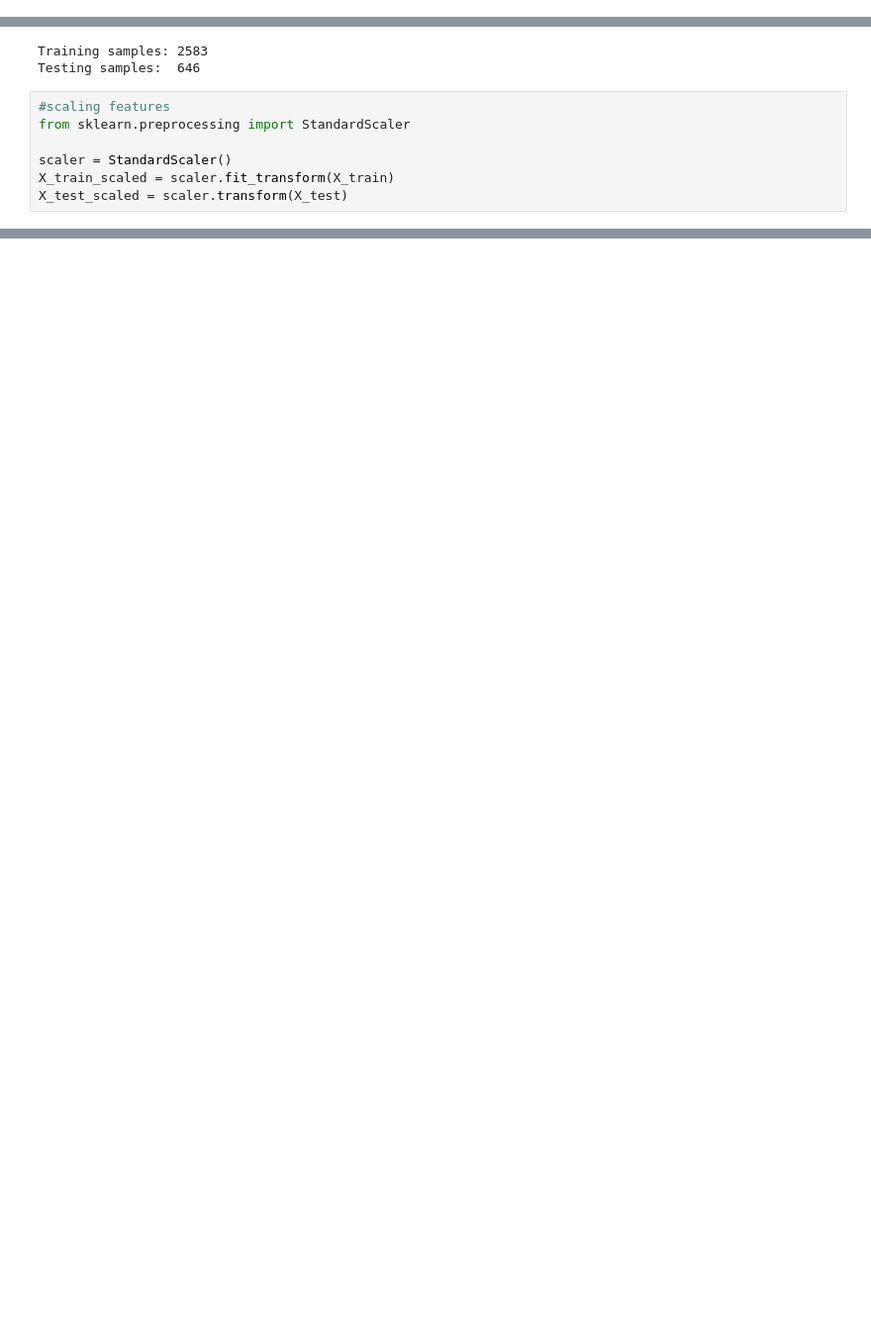
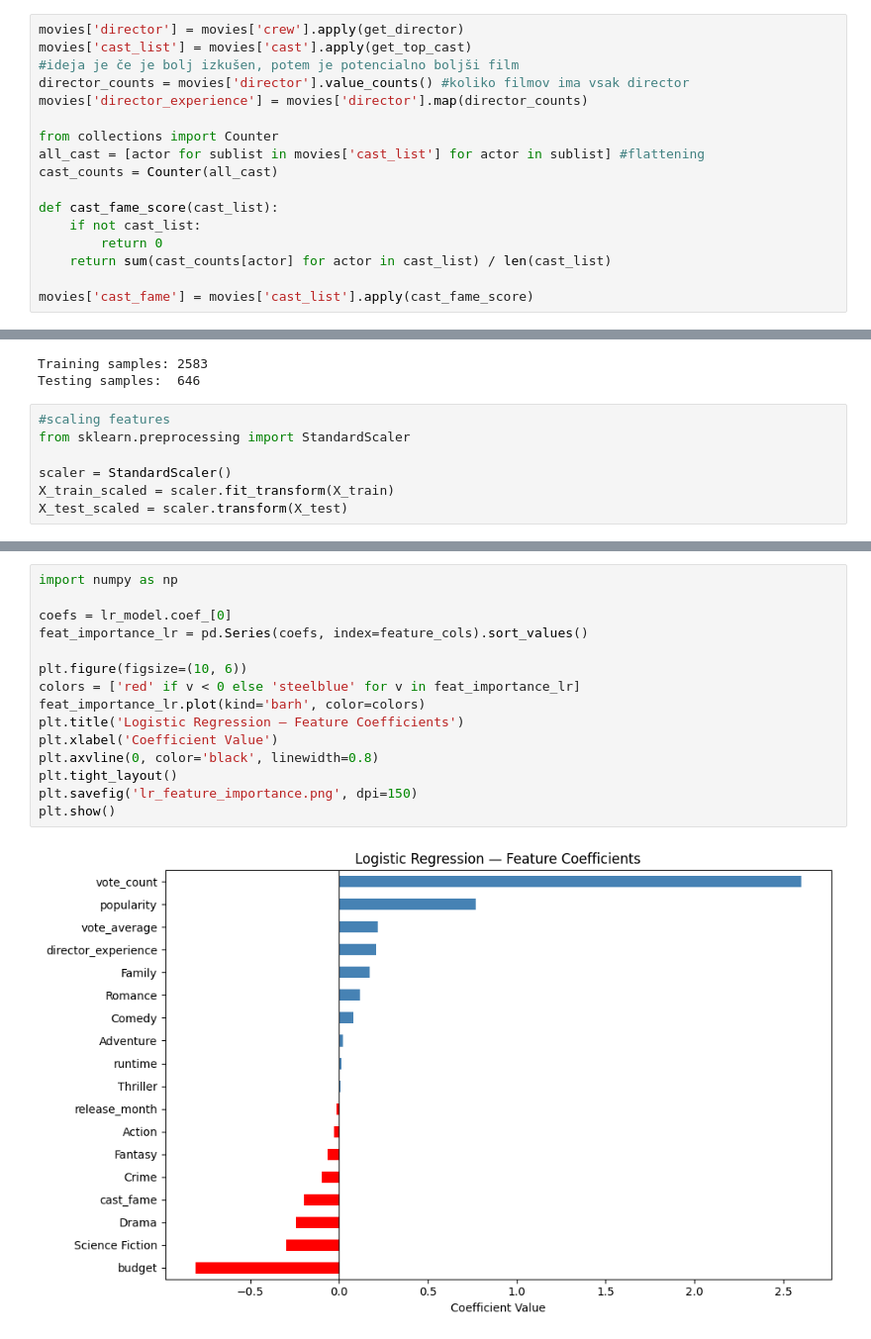
Before and after one commit to LukaM286/movie-success-prediction, a Jupyter notebook: movie_success_prediction.ipynb, the cells around one changed output, grey strips where cells are left out. Shown at 99% size. Saved outputs shown, nothing was run; the diff lists cells and outputs as text; blank space fills up the shorter version.

```diff
--- a/movie_success_prediction.ipynb
+++ b/movie_success_prediction.ipynb
@@ -133,0 +179,17 @@ plt.show()
+# %%
+movies['director'] = movies['crew'].apply(get_director)
+movies['cast_list'] = movies['cast'].apply(get_top_cast)
+#ideja je če je bolj izkušen, potem je potencialno boljši film
+director_counts = movies['director'].value_counts() #koliko filmov ima vsak director
+movies['director_experience'] = movies['director'].map(director_counts)
+
+from collections import Counter
+all_cast = [actor for sublist in movies['cast_list'] for actor in sublist] #flattening
+cast_counts = Counter(all_cast)
+
+def cast_fame_score(cast_list):
+    if not cast_list:
+        return 0
+    return sum(cast_counts[actor] for actor in cast_list) / len(cast_list)
+
+movies['cast_fame'] = movies['cast_list'].apply(cast_fame_score)
@@ -233,0 +344,17 @@ F1 Score:  0.722
+# %%
+import numpy as np
+
+coefs = lr_model.coef_[0]
+feat_importance_lr = pd.Series(coefs, index=feature_cols).sort_values()
+
+plt.figure(figsize=(10, 6))
+colors = ['red' if v < 0 else 'steelblue' for v in feat_importance_lr]
+feat_importance_lr.plot(kind='barh', color=colors)
+plt.title('Logistic Regression — Feature Coefficients')
+plt.xlabel('Coefficient Value')
+plt.axvline(0, color='black', linewidth=0.8)
+plt.tight_layout()
+plt.savefig('lr_feature_importance.png', dpi=150)
+plt.show()
+# %% [output]
+[figure, added]
```
Also changed, not shown: parts of 22 cells of this notebook.
